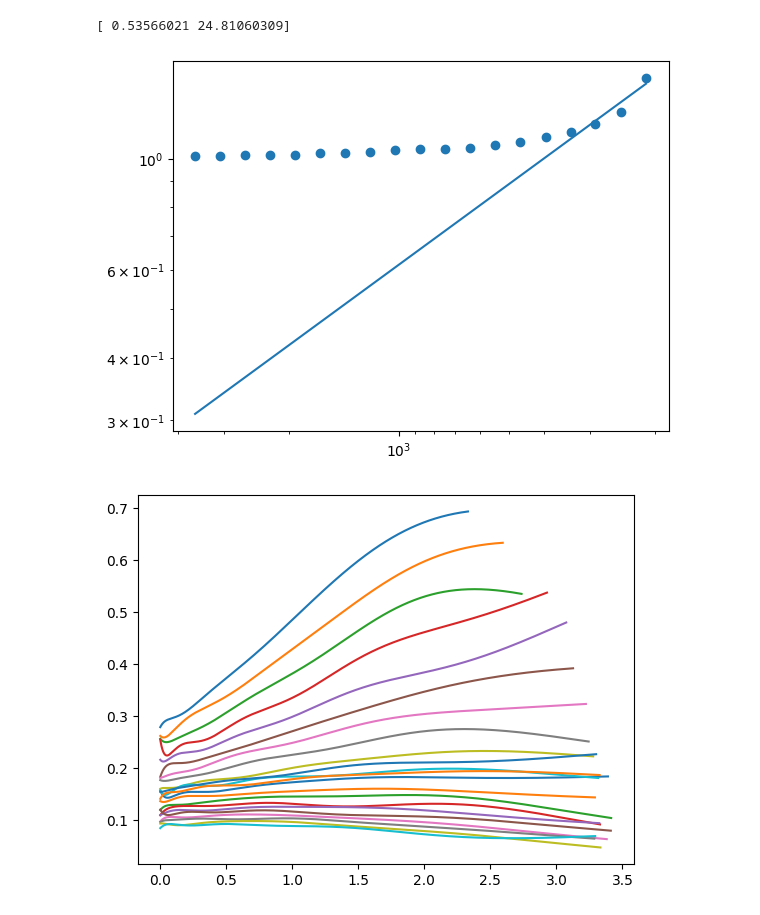
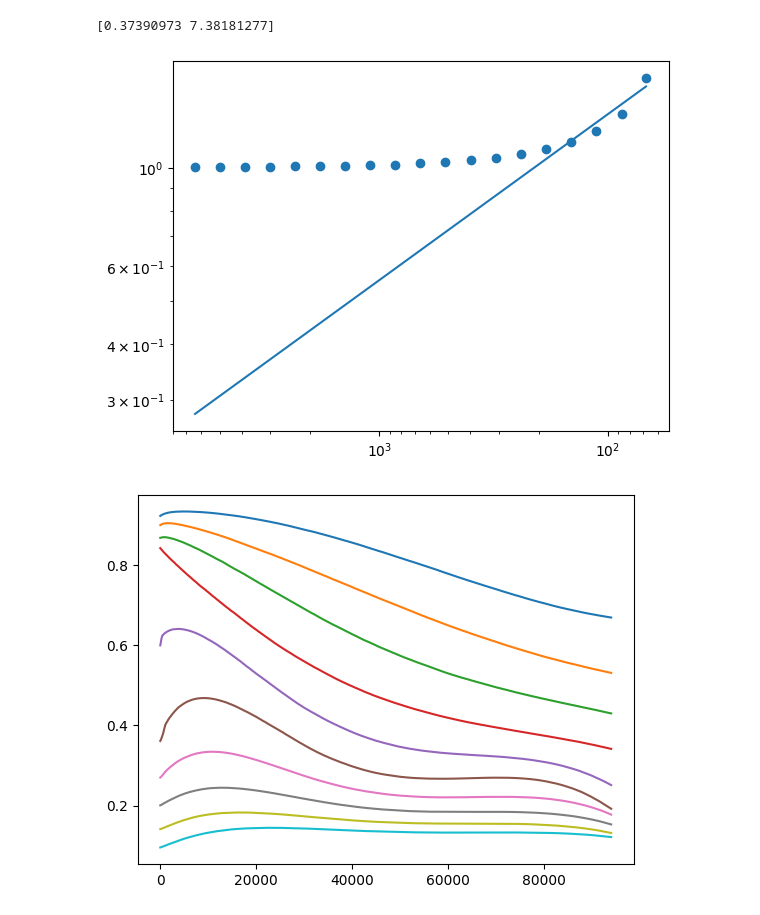
Before and after one commit to tsgaurav/Ising_RSRG, a Jupyter notebook: output/Distribution_Analysis.ipynb, the cells around one changed output. Drawn from its saved outputs; the diff is of its cells as text; code cells hidden in the pictures.

```diff
--- a/output/Distribution_Analysis.ipynb
+++ b/output/Distribution_Analysis.ipynb
@@ -37,5 +33,5 @@ log_file
 # %%
-ts = str(ts_list[-4])
+ts = str(ts_list[-5])
 
 with open("Ising_2D_output_"+ts+".pkl", "rb") as fp:   # Unpickling
     output_data = pickle.load(fp)
@@ -88,7 +76,7 @@ for i,step in enumerate(measure_list[:-1]):
     y = n
     if i%4==0: plt.plot(x, y, label="N="+str(step), marker='o')
 
-    popt, pcov = curve_fit(exponential_dist_norm, x[:5], y[:5])
+    popt, pcov = curve_fit(exponential_dist_norm, x[:20], y[:20])
     #plt.plot(x, exponential_dist_norm(x, *popt))
     width_list.append(1/popt[0])
 
@@ -106,0 +95,27 @@ plt.legend()
+# %%
+measure_list = input_dict['measure_list']
+n_runs = input_dict['n_runs']
+n_bins_J = 40
+width_list = []
+plt.figure(figsize=(12, 8))
+
+for i,step in enumerate(measure_list[:-1]):
+    n,bins = np.histogram(J_dist_list[i], density=True, bins = n_bins_J)
+    width = bins[1]-bins[0]
+    x = (bins[1:]-width/2)
+    y = n
+    if i%4==0: plt.plot(x, y, label="N="+str(step), marker='o')
+
+    popt, pcov = curve_fit(exponential_dist_norm, x[:20], y[:20])
+    #plt.plot(x, exponential_dist_norm(x, *popt))
+    width_list.append(1/popt[0])
+
+
+#plt.xlim(0, 6)
+#plt.ylim(1e-1, 1)
+
+plt.xlabel(r"Log field coupling $\beta$")
+plt.ylabel(r"Distribution $P(\zeta)$")
+plt.title("Distribution of Bond Couplings")
+
+plt.legend()
@@ -108,24 +126,24 @@ plt.legend()
 plt.scatter(measure_list[:-1], width_list)
 x = measure_list[:-1]
 
-popt, pcov = curve_fit(power_law_scale, x[-4:], width_list[-4:])
+popt, pcov = curve_fit(power_law_scale, x[-5:], width_list[-5:])
 plt.plot(x, power_law_scale(x, *popt))
 plt.gca().invert_xaxis()
 plt.xscale('log')
 plt.yscale('log')
 print(popt)
 # %% [output]
-[ 0.53566021 24.81060309]
+[0.37390973 7.38181277]
-[figure, old version]
+[figure, new version]
 # %%
 def process_decimation_type(Omegas, dec_types, poly_degree = 4, convolve_window = 500):
     sorted_dec = np.array([x for _,x in sorted(zip(Omegas,dec_types))])
-    sorted_Omegas = np.array(sorted(Omegas))
+    sorted_Omegas = np.array(sorted(Omegas))[convolve_window+1:-convolve_window]
 
     window_size = convolve_window
 
     mask = np.ones(window_size)/window_size
-    convolved_data=np.convolve(sorted_dec,mask,'same')
+    convolved_data=np.convolve(sorted_dec,mask,'same')[convolve_window+1:-convolve_window]
 
     poly = PolynomialFeatures(degree = poly_degree)
 
@@ -133,31 +151,35 @@ def process_decimation_type(Omegas, dec_types, poly_degree = 4, convolve_window
     poly_reg_model = LinearRegression()
     poly_reg_model.fit(poly_features, convolved_data)
     y_predicted = poly_reg_model.predict(poly_features)
-    return (-np.log(sorted_Omegas), y_predicted)
+    return [-np.log(sorted_Omegas), y_predicted, convolved_data]
 # %%
-for ts in ts_list[6:]:
+
+
+for ts in ts_list:
     with open("Ising_2D_output_"+str(ts)+".pkl", "rb") as fp:   # Unpickling
         output_data = pickle.load(fp)
     Omegas = np.array([])
     dec_types = np.array([])
     h_array, J_array = [], []
 
 
     for core, item in enumerate(output_data):
         J_dist_list, h_dist_list, Omega_list_composite, decimation_type_composite = item
         Omegas = np.concatenate((Omegas, Omega_list_composite))
         dec_types = np.concatenate((dec_types, decimation_type_composite))
         if core==0:
             h_array = h_dist_list
             J_array = J_dist_list
 
         else:
             for i in range(len(input_dict['measure_list'])):
                 h_array[i] = np.concatenate((h_array[i], h_dist_list[i]))
                 J_array[i] = np.concatenate((J_array[i], J_dist_list[i]))
-    plt.plot(*process_decimation_type(Omegas, dec_types, poly_degree=8, convolve_window=100))
+    dec_type_data = process_decimation_type(Omegas, dec_types, poly_degree=4, convolve_window=500)
+    #plt.plot(dec_type_data[0], dec_type_data[2])
+    plt.plot(dec_type_data[1])
 #plt.gca().invert_xaxis()
 #plt.xscale('log')
 #plt.ylim(0, 1)
 # %% [output]
-[figure, old version]
+[figure, new version]
```
Also changed, not shown: parts of 17 cells of this notebook, 5 other files.
